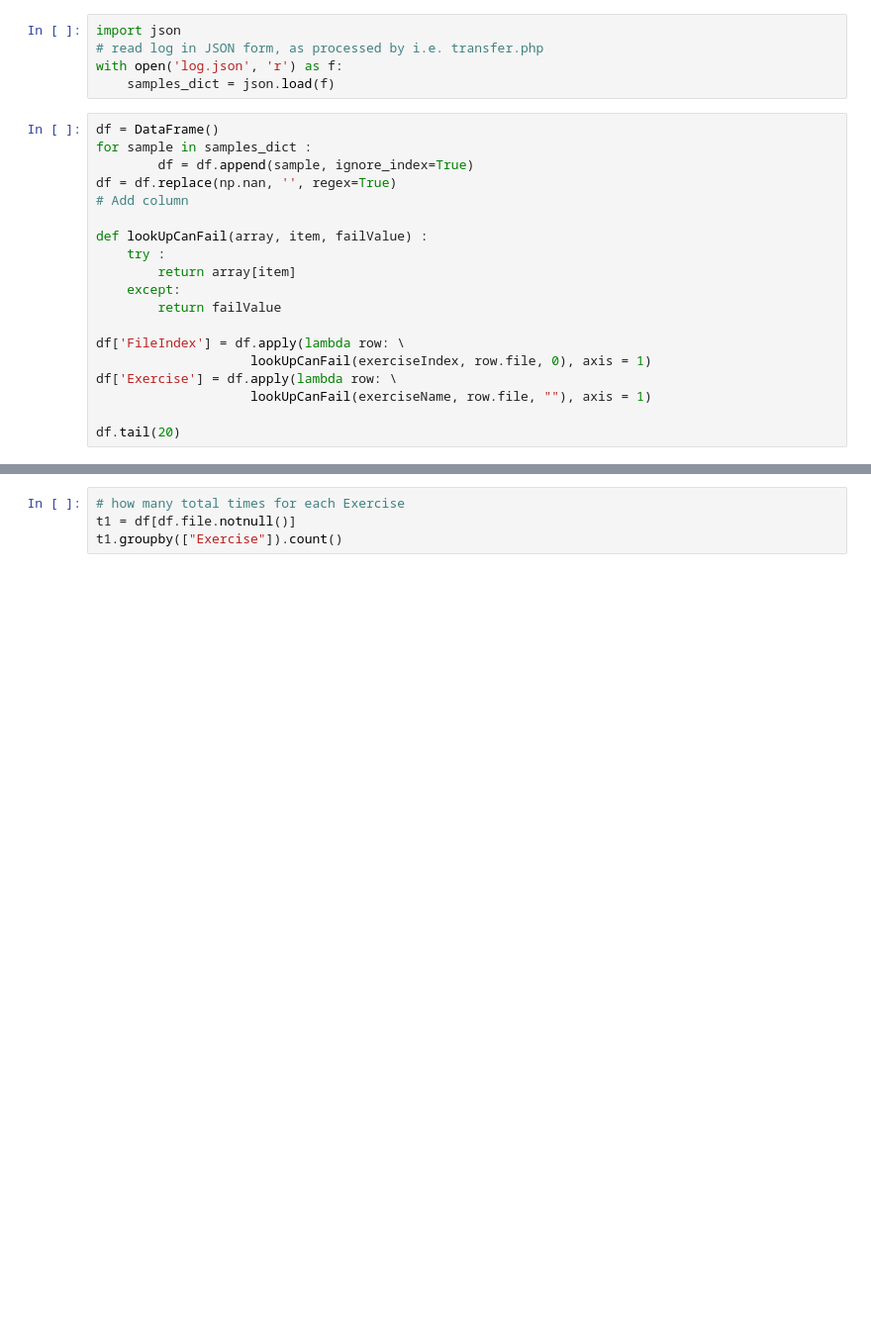
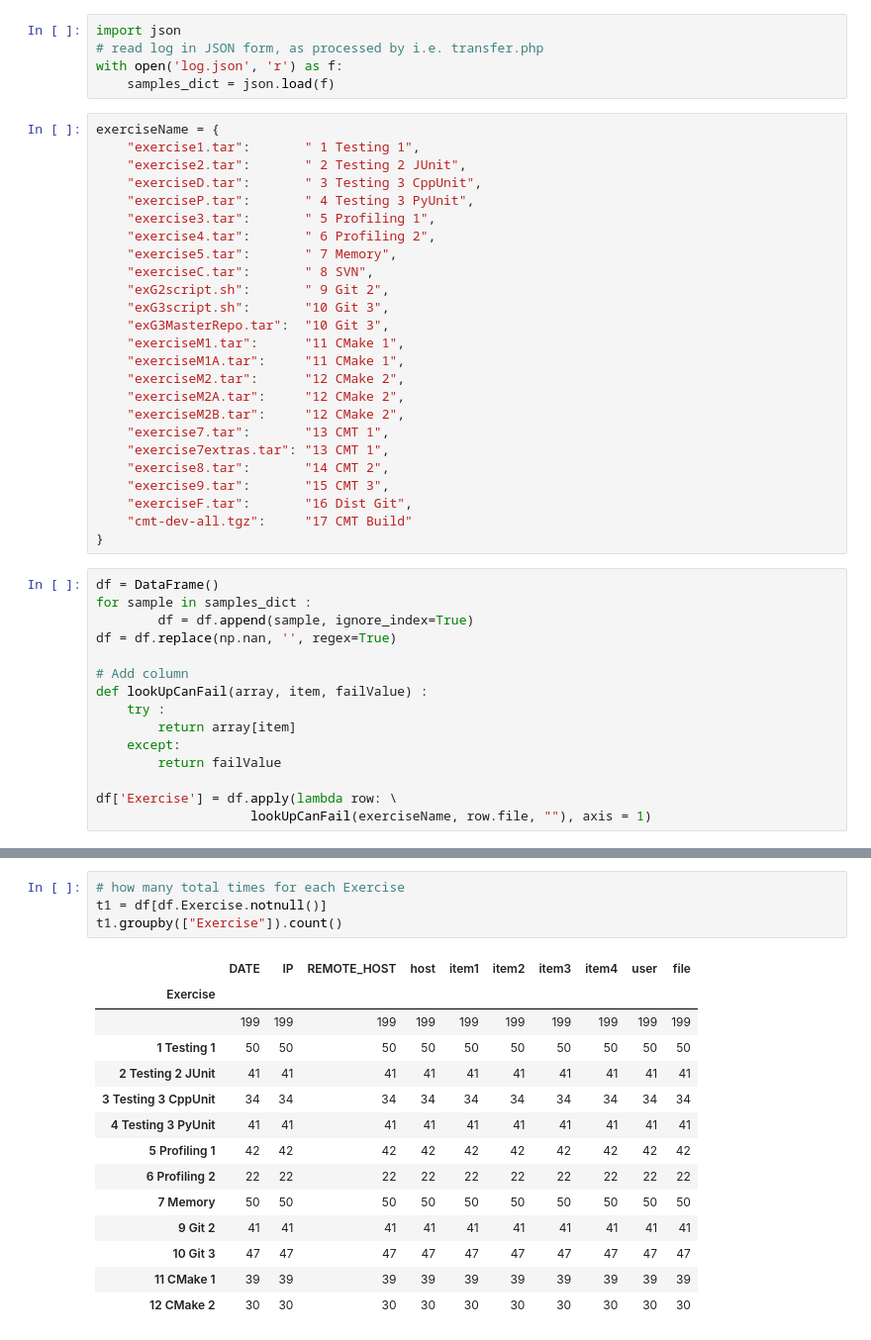
Before and after one commit to bobjacobsen/csc-exercises, a Jupyter notebook: Auxiliary/logging/CSC exercises summary.ipynb, the cells around one changed output, grey strips where cells are left out. Shown at 99% size. Saved outputs shown, nothing was run; the diff lists cells and outputs as text; blank space fills up the shorter version.

```diff
--- a/Auxiliary/logging/CSC exercises summary.ipynb
+++ b/Auxiliary/logging/CSC exercises summary.ipynb
@@ -70,22 +32,43 @@ import json
 # read log in JSON form, as processed by i.e. transfer.php
 with open('log.json', 'r') as f:
     samples_dict = json.load(f)
+# %%
+exerciseName = {
+    "exercise1.tar":       " 1 Testing 1",
+    "exercise2.tar":       " 2 Testing 2 JUnit",
+    "exerciseD.tar":       " 3 Testing 3 CppUnit",
+    "exerciseP.tar":       " 4 Testing 3 PyUnit",
+    "exercise3.tar":       " 5 Profiling 1",
+    "exercise4.tar":       " 6 Profiling 2",
+    "exercise5.tar":       " 7 Memory",
+    "exerciseC.tar":       " 8 SVN",
+    "exG2script.sh":       " 9 Git 2",
+    "exG3script.sh":       "10 Git 3",
+    "exG3MasterRepo.tar":  "10 Git 3",
+    "exerciseM1.tar":      "11 CMake 1",
+    "exerciseM1A.tar":     "11 CMake 1",
+    "exerciseM2.tar":      "12 CMake 2",
+    "exerciseM2A.tar":     "12 CMake 2",
+    "exerciseM2B.tar":     "12 CMake 2",
+    "exercise7.tar":       "13 CMT 1",
+    "exercise7extras.tar": "13 CMT 1",
+    "exercise8.tar":       "14 CMT 2",
+    "exercise9.tar":       "15 CMT 3",
+    "exerciseF.tar":       "16 Dist Git",
+    "cmt-dev-all.tgz":     "17 CMT Build"
+}
 # %%
 df = DataFrame()
 for sample in samples_dict :
         df = df.append(sample, ignore_index=True)
 df = df.replace(np.nan, '', regex=True)
+
 # Add column
-
 def lookUpCanFail(array, item, failValue) :
     try :
         return array[item]
     except:
         return failValue
 
-df['FileIndex'] = df.apply(lambda row: \
-                    lookUpCanFail(exerciseIndex, row.file, 0), axis = 1)
 df['Exercise'] = df.apply(lambda row: \
                     lookUpCanFail(exerciseName, row.file, ""), axis = 1)
-
-df.tail(20)
@@ -134,4 +214,19 @@ t2.groupby("Exercise").count()
 # %%
 # how many total times for each Exercise
-t1 = df[df.file.notnull()]
+t1 = df[df.Exercise.notnull()]
 t1.groupby(["Exercise"]).count()
+# %% [output]
+|  | DATE | IP | REMOTE_HOST | host | item1 | item2 | item3 | item4 | user | file |
+| Exercise |  |  |  |  |  |  |  |  |  |  |
+|  | 199 | 199 | 199 | 199 | 199 | 199 | 199 | 199 | 199 | 199 |
+| 1 Testing 1 | 50 | 50 | 50 | 50 | 50 | 50 | 50 | 50 | 50 | 50 |
+| 2 Testing 2 JUnit | 41 | 41 | 41 | 41 | 41 | 41 | 41 | 41 | 41 | 41 |
+| 3 Testing 3 CppUnit | 34 | 34 | 34 | 34 | 34 | 34 | 34 | 34 | 34 | 34 |
+| 4 Testing 3 PyUnit | 41 | 41 | 41 | 41 | 41 | 41 | 41 | 41 | 41 | 41 |
+| 5 Profiling 1 | 42 | 42 | 42 | 42 | 42 | 42 | 42 | 42 | 42 | 42 |
+| 6 Profiling 2 | 22 | 22 | 22 | 22 | 22 | 22 | 22 | 22 | 22 | 22 |
+| 7 Memory | 50 | 50 | 50 | 50 | 50 | 50 | 50 | 50 | 50 | 50 |
+| 9 Git 2 | 41 | 41 | 41 | 41 | 41 | 41 | 41 | 41 | 41 | 41 |
+| 10 Git 3 | 47 | 47 | 47 | 47 | 47 | 47 | 47 | 47 | 47 | 47 |
+| 11 CMake 1 | 39 | 39 | 39 | 39 | 39 | 39 | 39 | 39 | 39 | 39 |
+| 12 CMake 2 | 30 | 30 | 30 | 30 | 30 | 30 | 30 | 30 | 30 | 30 |
```
Also changed, not shown: parts of 11 cells of this notebook.
